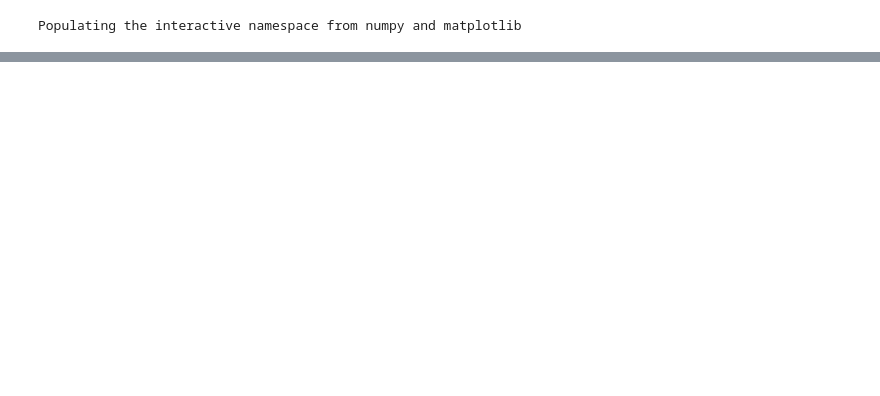
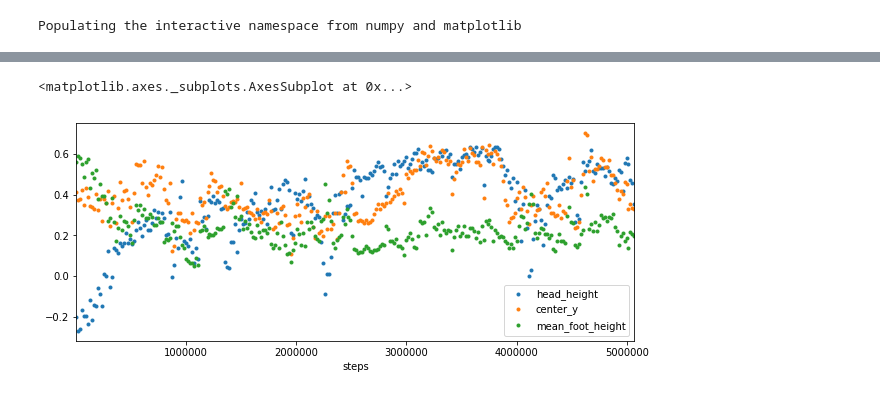
Before and after one commit to wassname/rl_2d_walker.js, a Jupyter notebook: scripts/view_log.ipynb, the cells around one changed output, grey strips where cells are left out. Cells and saved outputs as stored; diff of their text form; code cells hidden in the pictures; blank space fills up the shorter version.

```diff
--- a/scripts/view_log.ipynb
+++ b/scripts/view_log.ipynb
@@ -56,0 +40,5 @@ df['Reward'].plot(style='.', title='Reward')
+# %%
+df[['head_height','center_y','mean_foot_height']].plot(style='.')
+# %% [output]
+<matplotlib.axes._subplots.AxesSubplot at 0x...>
+[figure, added]
```
Also changed, not shown: parts of 10 cells of this notebook, 33 other files.
